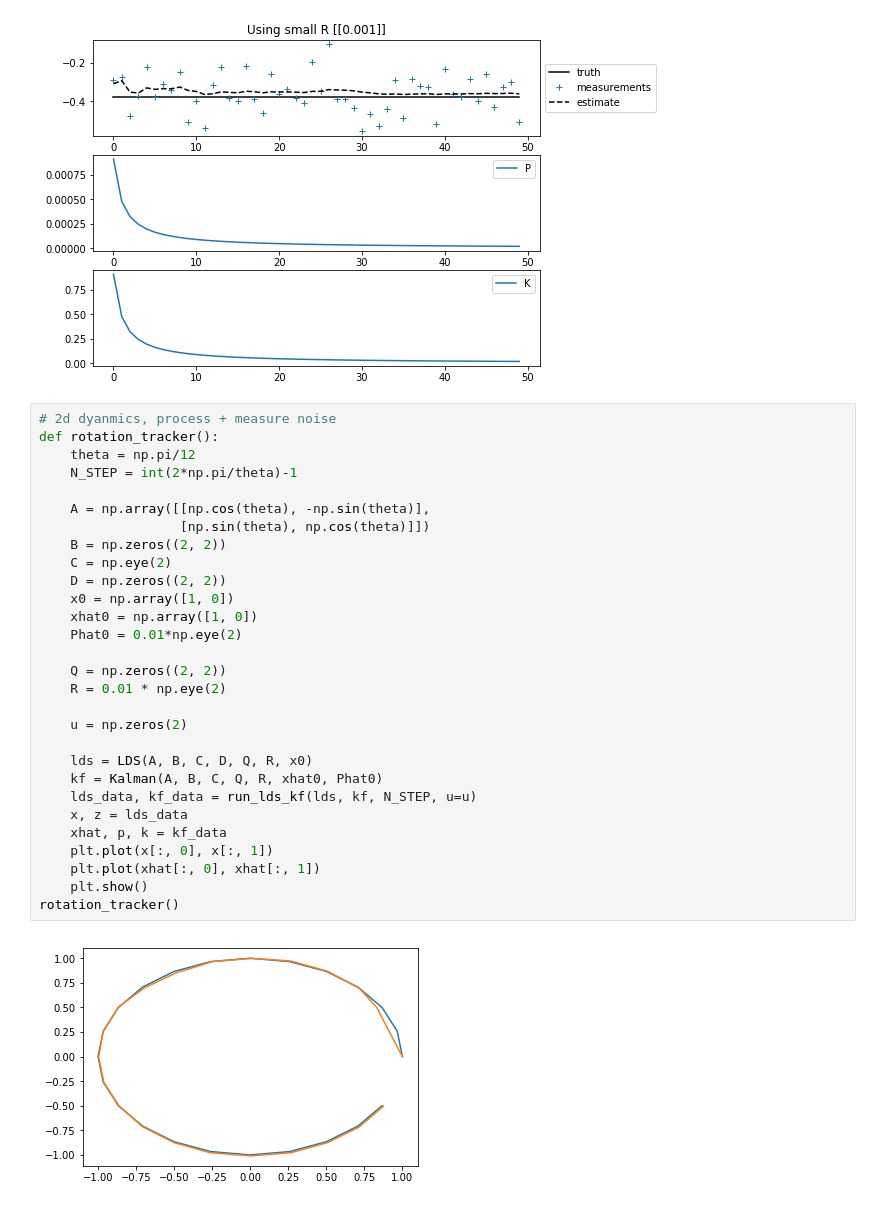
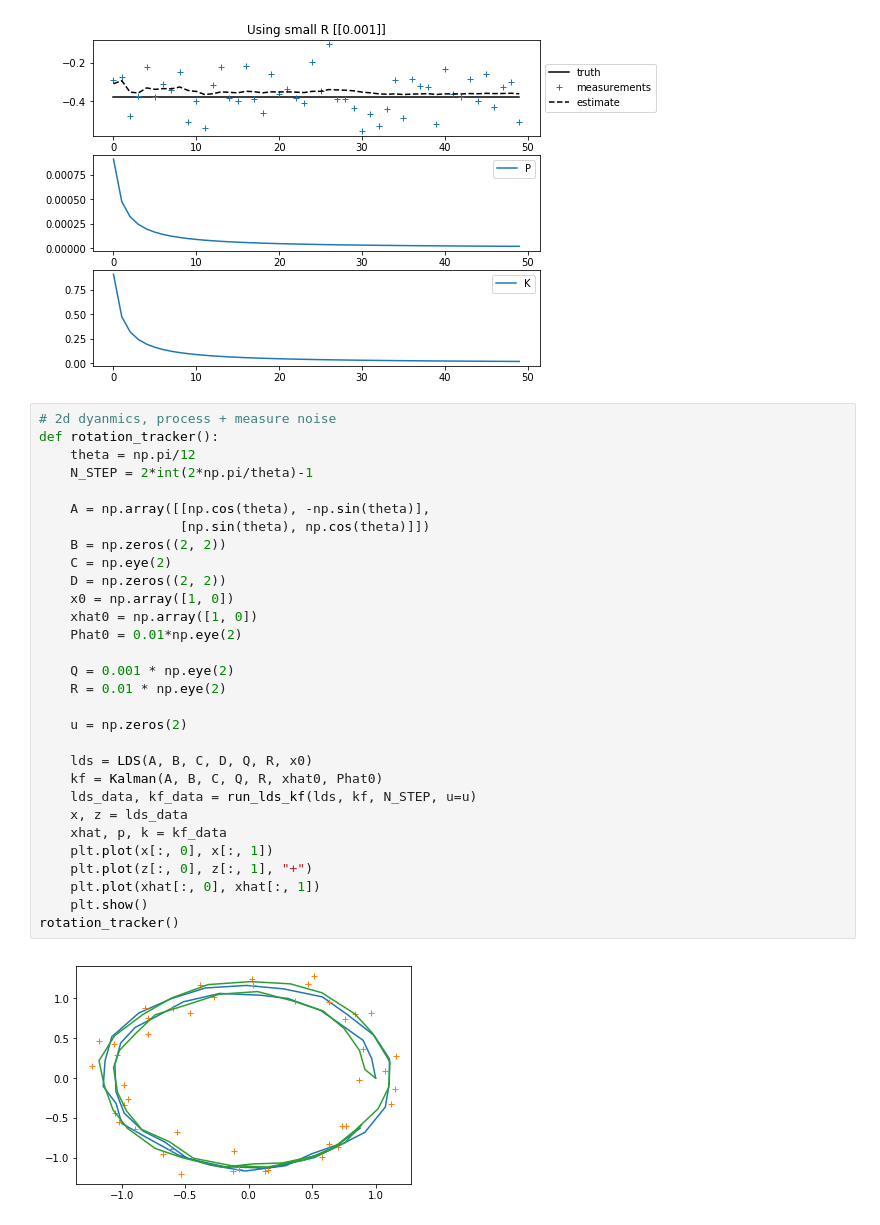
Before and after one commit to samfok/kalman, a Jupyter notebook: test_kalman.ipynb, the cells around one changed output. Saved outputs shown, nothing was run; the diff lists cells and outputs as text.

```diff
--- a/test_kalman.ipynb
+++ b/test_kalman.ipynb
@@ -107,31 +107,32 @@ plt.show()
 # %%
 # 2d dyanmics, process + measure noise
 def rotation_tracker():
     theta = np.pi/12
-    N_STEP = int(2*np.pi/theta)-1
+    N_STEP = 2*int(2*np.pi/theta)-1
 
     A = np.array([[np.cos(theta), -np.sin(theta)],
                   [np.sin(theta), np.cos(theta)]])
     B = np.zeros((2, 2))
     C = np.eye(2)
     D = np.zeros((2, 2))
     x0 = np.array([1, 0])
     xhat0 = np.array([1, 0])
     Phat0 = 0.01*np.eye(2)
 
-    Q = np.zeros((2, 2))
+    Q = 0.001 * np.eye(2)
     R = 0.01 * np.eye(2)
 
     u = np.zeros(2)
 
     lds = LDS(A, B, C, D, Q, R, x0)
     kf = Kalman(A, B, C, Q, R, xhat0, Phat0)
     lds_data, kf_data = run_lds_kf(lds, kf, N_STEP, u=u)
     x, z = lds_data
     xhat, p, k = kf_data
     plt.plot(x[:, 0], x[:, 1])
+    plt.plot(z[:, 0], z[:, 1], "+")
     plt.plot(xhat[:, 0], xhat[:, 1])
     plt.show()
 rotation_tracker()
 # %% [output]
-[figure, old version]
+[figure, new version]
```
Also changed, not shown: 2 other files.
